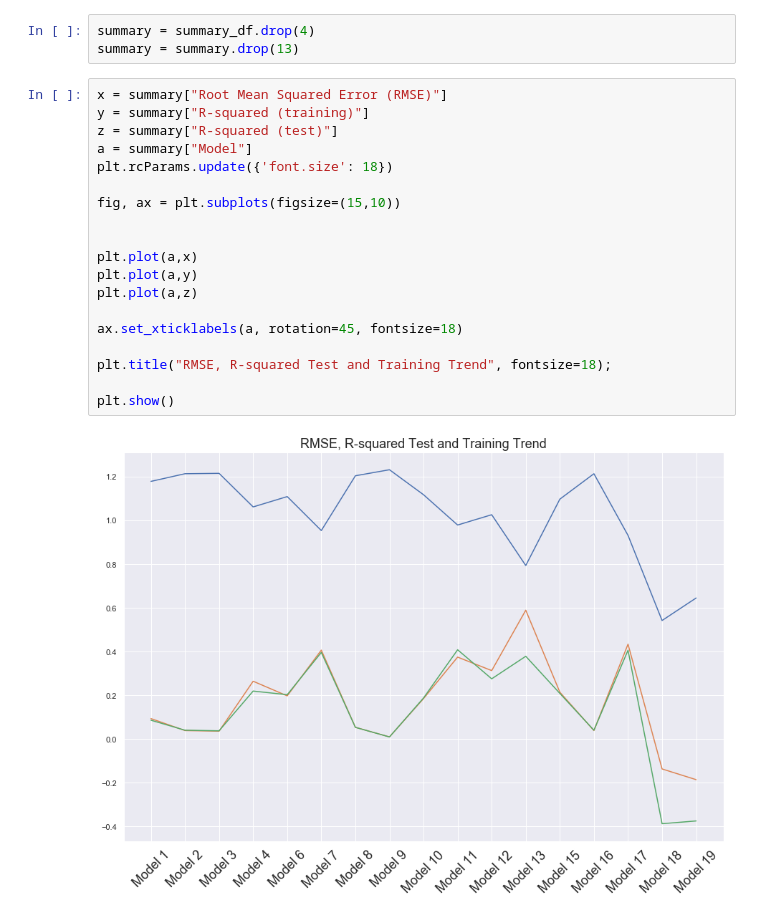
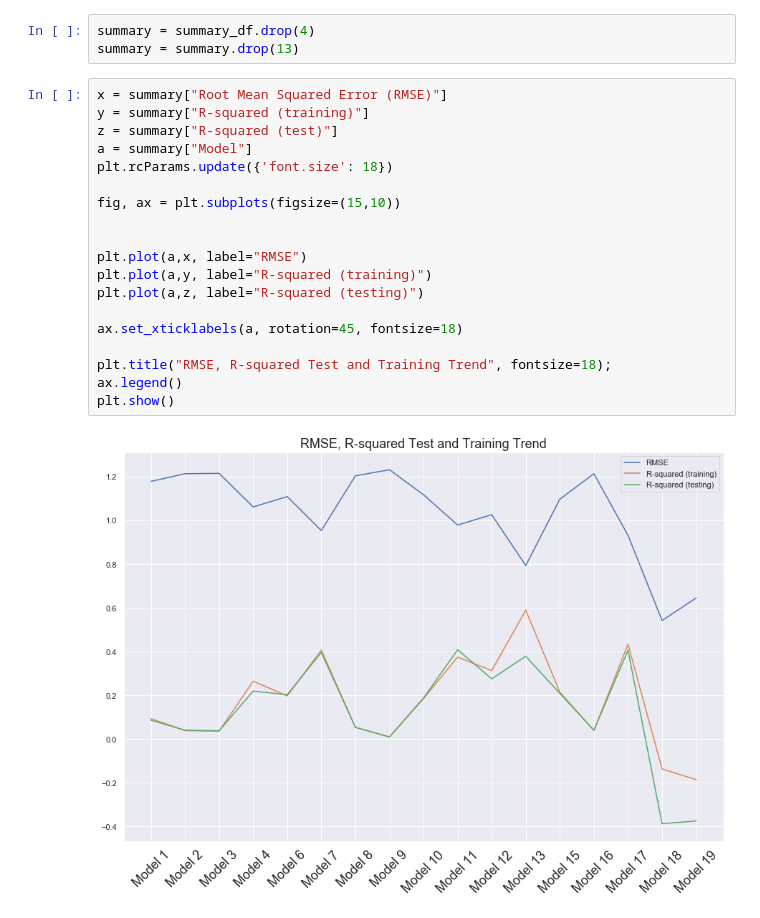
Before and after one commit to JohnTheTripper/game-sales-FIDS, a Jupyter notebook: regression_models.ipynb, the cells around one changed output. Saved outputs shown, nothing was run; the diff lists cells and outputs as text.

```diff
--- a/regression_models.ipynb
+++ b/regression_models.ipynb
@@ -1805,21 +1810,21 @@ summary = summary.drop(13)
 # %%
 x = summary["Root Mean Squared Error (RMSE)"]
 y = summary["R-squared (training)"]
 z = summary["R-squared (test)"]
 a = summary["Model"]
 plt.rcParams.update({'font.size': 18})
 
 fig, ax = plt.subplots(figsize=(15,10))
 
 
-plt.plot(a,x)
-plt.plot(a,y)
-plt.plot(a,z)
+plt.plot(a,x, label="RMSE")
+plt.plot(a,y, label="R-squared (training)")
+plt.plot(a,z, label="R-squared (testing)")
 
 ax.set_xticklabels(a, rotation=45, fontsize=18)
 
 plt.title("RMSE, R-squared Test and Training Trend", fontsize=18);
-
+ax.legend()
 plt.show()
 # %% [output]
-[figure, old version]
+[figure, new version]
```
Also changed, not shown: parts of 9 cells of this notebook.
